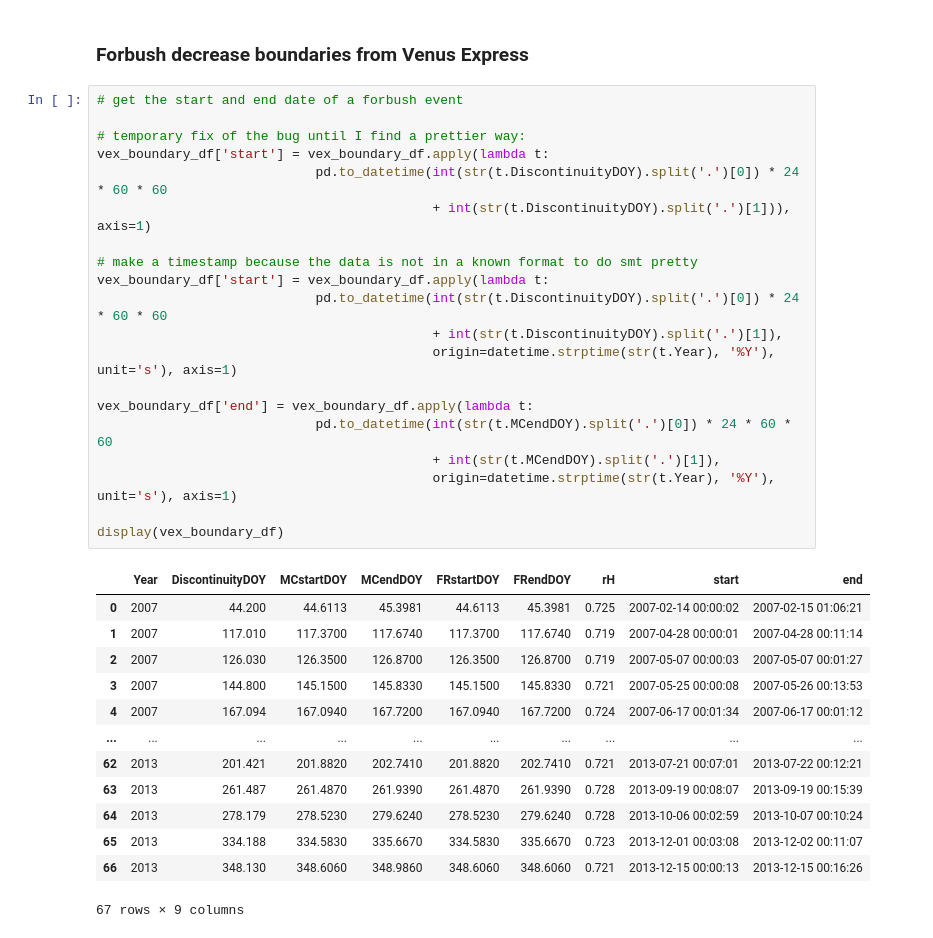
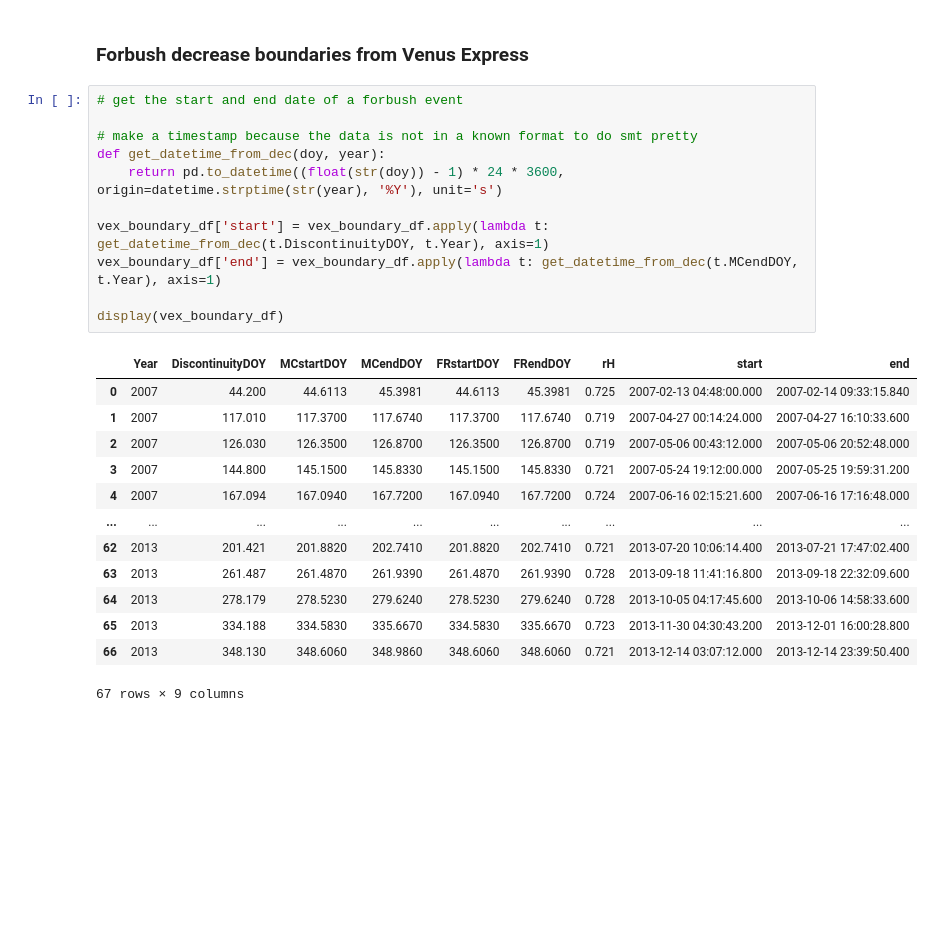
Before and after one commit to CS-433/ml-project-2-ml4esa, a Jupyter notebook: NoteBook.ipynb, the cells around one changed output. Cells and saved outputs as stored; diff of their text form; blank space fills up the shorter version.

Commit message:
date_time of start & end forbush

```diff
--- a/NoteBook.ipynb
+++ b/NoteBook.ipynb
@@ -107,34 +107,25 @@ plt.show()
 # %%
 # get the start and end date of a forbush event
 
-# temporary fix of the bug until I find a prettier way:
-vex_boundary_df['start'] = vex_boundary_df.apply(lambda t:
-                            pd.to_datetime(int(str(t.DiscontinuityDOY).split('.')[0]) * 24 * 60 * 60
-                                           + int(str(t.DiscontinuityDOY).split('.')[1])), axis=1)
+# make a timestamp because the data is not in a known format to do smt pretty
+def get_datetime_from_dec(doy, year):
+    return pd.to_datetime((float(str(doy)) - 1) * 24 * 3600, origin=datetime.strptime(str(year), '%Y'), unit='s')
 
-# make a timestamp because the data is not in a known format to do smt pretty
-vex_boundary_df['start'] = vex_boundary_df.apply(lambda t:
-                            pd.to_datetime(int(str(t.DiscontinuityDOY).split('.')[0]) * 24 * 60 * 60
-                                           + int(str(t.DiscontinuityDOY).split('.')[1]),
-                                           origin=datetime.strptime(str(t.Year), '%Y'), unit='s'), axis=1)
-
-vex_boundary_df['end'] = vex_boundary_df.apply(lambda t:
-                            pd.to_datetime(int(str(t.MCendDOY).split('.')[0]) * 24 * 60 * 60
-                                           + int(str(t.MCendDOY).split('.')[1]),
-                                           origin=datetime.strptime(str(t.Year), '%Y'), unit='s'), axis=1)
+vex_boundary_df['start'] = vex_boundary_df.apply(lambda t: get_datetime_from_dec(t.DiscontinuityDOY, t.Year), axis=1)
+vex_boundary_df['end'] = vex_boundary_df.apply(lambda t: get_datetime_from_dec(t.MCendDOY, t.Year), axis=1)
 
 display(vex_boundary_df)
 # %% [output]
 |  | Year | DiscontinuityDOY | MCstartDOY | MCendDOY | FRstartDOY | FRendDOY | rH | start | end |
-| 0 | 2007 | 44.200 | 44.6113 | 45.3981 | 44.6113 | 45.3981 | 0.725 | 2007-02-14 00:00:02 | 2007-02-15 01:06:21 |
-| 1 | 2007 | 117.010 | 117.3700 | 117.6740 | 117.3700 | 117.6740 | 0.719 | 2007-04-28 00:00:01 | 2007-04-28 00:11:14 |
-| 2 | 2007 | 126.030 | 126.3500 | 126.8700 | 126.3500 | 126.8700 | 0.719 | 2007-05-07 00:00:03 | 2007-05-07 00:01:27 |
-| 3 | 2007 | 144.800 | 145.1500 | 145.8330 | 145.1500 | 145.8330 | 0.721 | 2007-05-25 00:00:08 | 2007-05-26 00:13:53 |
-| 4 | 2007 | 167.094 | 167.0940 | 167.7200 | 167.0940 | 167.7200 | 0.724 | 2007-06-17 00:01:34 | 2007-06-17 00:01:12 |
+| 0 | 2007 | 44.200 | 44.6113 | 45.3981 | 44.6113 | 45.3981 | 0.725 | 2007-02-13 04:48:00.000 | 2007-02-14 09:33:15.840 |
+| 1 | 2007 | 117.010 | 117.3700 | 117.6740 | 117.3700 | 117.6740 | 0.719 | 2007-04-27 00:14:24.000 | 2007-04-27 16:10:33.600 |
+| 2 | 2007 | 126.030 | 126.3500 | 126.8700 | 126.3500 | 126.8700 | 0.719 | 2007-05-06 00:43:12.000 | 2007-05-06 20:52:48.000 |
+| 3 | 2007 | 144.800 | 145.1500 | 145.8330 | 145.1500 | 145.8330 | 0.721 | 2007-05-24 19:12:00.000 | 2007-05-25 19:59:31.200 |
+| 4 | 2007 | 167.094 | 167.0940 | 167.7200 | 167.0940 | 167.7200 | 0.724 | 2007-06-16 02:15:21.600 | 2007-06-16 17:16:48.000 |
 | ... | ... | ... | ... | ... | ... | ... | ... | ... | ... |
-| 62 | 2013 | 201.421 | 201.8820 | 202.7410 | 201.8820 | 202.7410 | 0.721 | 2013-07-21 00:07:01 | 2013-07-22 00:12:21 |
-| 63 | 2013 | 261.487 | 261.4870 | 261.9390 | 261.4870 | 261.9390 | 0.728 | 2013-09-19 00:08:07 | 2013-09-19 00:15:39 |
-| 64 | 2013 | 278.179 | 278.5230 | 279.6240 | 278.5230 | 279.6240 | 0.728 | 2013-10-06 00:02:59 | 2013-10-07 00:10:24 |
-| 65 | 2013 | 334.188 | 334.5830 | 335.6670 | 334.5830 | 335.6670 | 0.723 | 2013-12-01 00:03:08 | 2013-12-02 00:11:07 |
-| 66 | 2013 | 348.130 | 348.6060 | 348.9860 | 348.6060 | 348.6060 | 0.721 | 2013-12-15 00:00:13 | 2013-12-15 00:16:26 |
+| 62 | 2013 | 201.421 | 201.8820 | 202.7410 | 201.8820 | 202.7410 | 0.721 | 2013-07-20 10:06:14.400 | 2013-07-21 17:47:02.400 |
+| 63 | 2013 | 261.487 | 261.4870 | 261.9390 | 261.4870 | 261.9390 | 0.728 | 2013-09-18 11:41:16.800 | 2013-09-18 22:32:09.600 |
+| 64 | 2013 | 278.179 | 278.5230 | 279.6240 | 278.5230 | 279.6240 | 0.728 | 2013-10-05 04:17:45.600 | 2013-10-06 14:58:33.600 |
+| 65 | 2013 | 334.188 | 334.5830 | 335.6670 | 334.5830 | 335.6670 | 0.723 | 2013-11-30 04:30:43.200 | 2013-12-01 16:00:28.800 |
+| 66 | 2013 | 348.130 | 348.6060 | 348.9860 | 348.6060 | 348.6060 | 0.721 | 2013-12-14 03:07:12.000 | 2013-12-14 23:39:50.400 |
 67 rows × 9 columns
```
